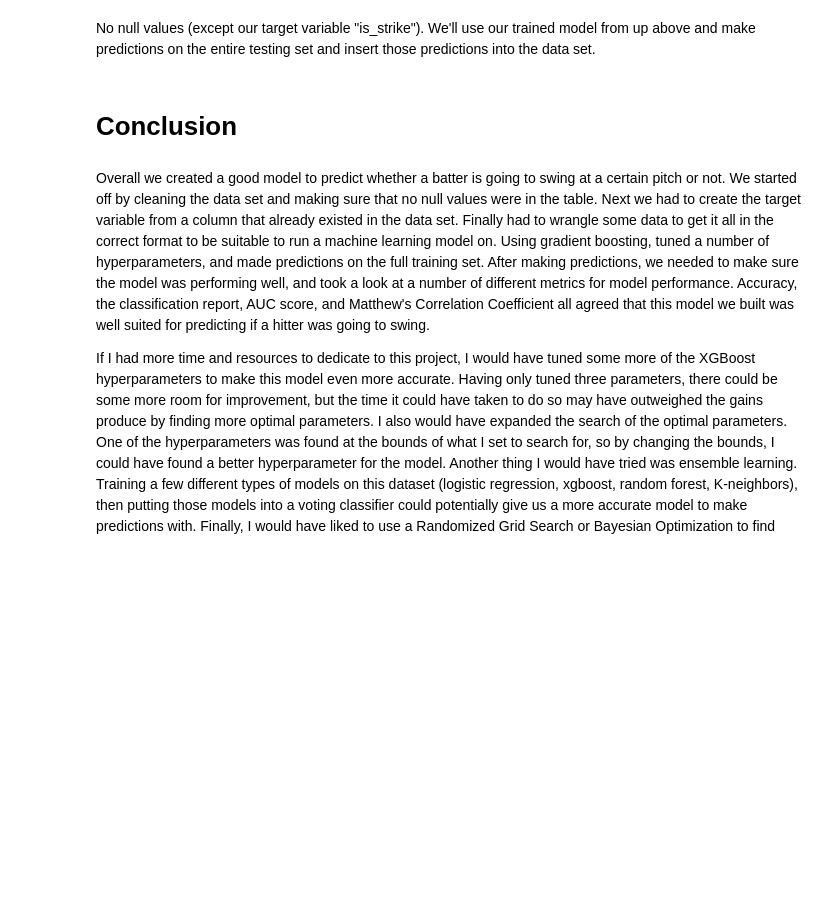
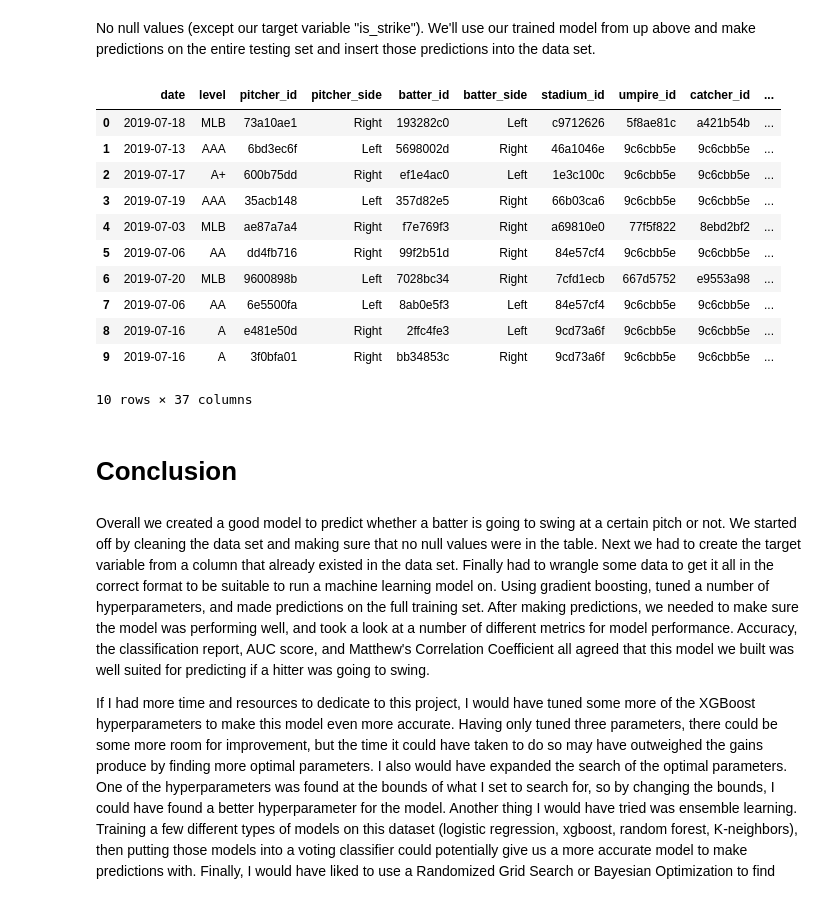
Before and after one commit to davidbuehler07/Mariners-Challenge-2, a Jupyter notebook: Code/Mariners Challenge.ipynb, the cells around one changed output. Drawn from its saved outputs; the diff is of its cells as text; code cells hidden in the pictures; blank space fills up the shorter version.

```diff
--- a/Code/Mariners Challenge.ipynb
+++ b/Code/Mariners Challenge.ipynb
@@ -410,18 +482,16 @@ test_df.isnull().sum()
 # %%
 def clean_and_wrangle(df):
 
-    df['spin_rate'].fillna(df['spin_rate'].mean(), inplace=True)
+    df['spin_rate'] = df['spin_rate'].fillna(df['spin_rate'].mean())
     df = df.drop(df[df['pitch_type'].isnull()].index)
-    df = df['plate_height'].fillna(df['plate_height'].mean())
-    df = df['plate_side'].fillna(df['plate_side'].mean())
+    df['plate_height'] = df['plate_height'].fillna(df['plate_height'].mean())
+    df['plate_side'] = df['plate_side'].fillna(df['plate_side'].mean())
     df = df.reset_index().drop('index', axis=1)
-
-    df['tilt'] = df['tilt'].apply(lambda x: x[0:5] if pd.notnull(x) and len(x) > 5 else x)
 
     df['tilt'] = df['tilt'].map(lambda x: sum(a*int(t) for a, t in zip([3600, 60], x.split(':'))) if pd.notnull(x) and ':' in x \
                                         else (int(x[:-5]) if pd.notnull(x) else x))
 
-    train_df['tilt'].fillna(train_df['tilt'].median(), inplace=True)
+    df['tilt'] = df['tilt'].fillna(df['tilt'].median())
 
     return df
 # %%
@@ -437,8 +525,21 @@ X = pd.get_dummies(X, prefix=['level', 'pitcher', 'batter', 'is'], columns=['lev
 # %%
 predictions = tuned_xgb.predict(X)
 
-test_df['is_strike'] = predictions
+test_df['is_swing'] = predictions
 test_df.head(10)
+# %% [output]
+|  | date | level | pitcher_id | pitcher_side | batter_id | batter_side | stadium_id | umpire_id | catcher_id | ... |
+| 0 | 2019-07-18 | MLB | 73a10ae1 | Right | 193282c0 | Left | c9712626 | 5f8ae81c | a421b54b | ... |
+| 1 | 2019-07-13 | AAA | 6bd3ec6f | Left | 5698002d | Right | 46a1046e | 9c6cbb5e | 9c6cbb5e | ... |
+| 2 | 2019-07-17 | A+ | 600b75dd | Right | ef1e4ac0 | Left | 1e3c100c | 9c6cbb5e | 9c6cbb5e | ... |
+| 3 | 2019-07-19 | AAA | 35acb148 | Left | 357d82e5 | Right | 66b03ca6 | 9c6cbb5e | 9c6cbb5e | ... |
+| 4 | 2019-07-03 | MLB | ae87a7a4 | Right | f7e769f3 | Right | a69810e0 | 77f5f822 | 8ebd2bf2 | ... |
+| 5 | 2019-07-06 | AA | dd4fb716 | Right | 99f2b51d | Right | 84e57cf4 | 9c6cbb5e | 9c6cbb5e | ... |
+| 6 | 2019-07-20 | MLB | 9600898b | Left | 7028bc34 | Right | 7cfd1ecb | 667d5752 | e9553a98 | ... |
+| 7 | 2019-07-06 | AA | 6e5500fa | Left | 8ab0e5f3 | Left | 84e57cf4 | 9c6cbb5e | 9c6cbb5e | ... |
+| 8 | 2019-07-16 | A | e481e50d | Right | 2ffc4fe3 | Left | 9cd73a6f | 9c6cbb5e | 9c6cbb5e | ... |
+| 9 | 2019-07-16 | A | 3f0bfa01 | Right | bb34853c | Right | 9cd73a6f | 9c6cbb5e | 9c6cbb5e | ... |
+10 rows × 37 columns
 # %%
 test_df[['pitch_id','is_swing']].to_csv('../Data/predicted_test_set.csv')
 # %% [markdown]
```
Also changed, not shown: parts of 8 cells of this notebook.
